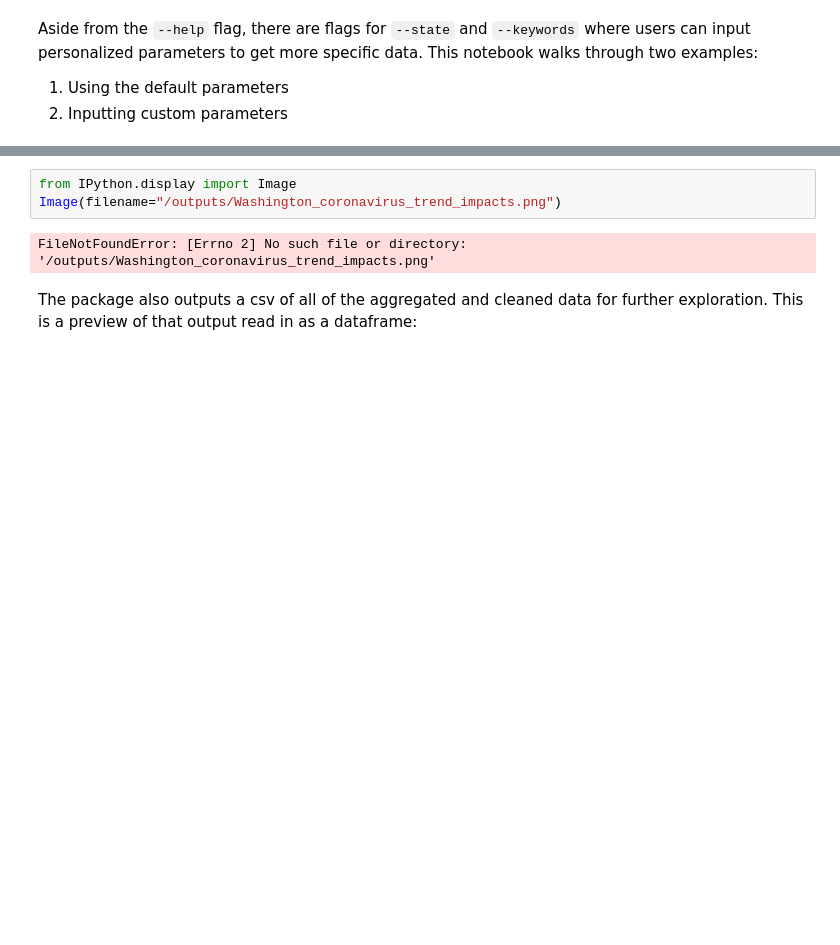
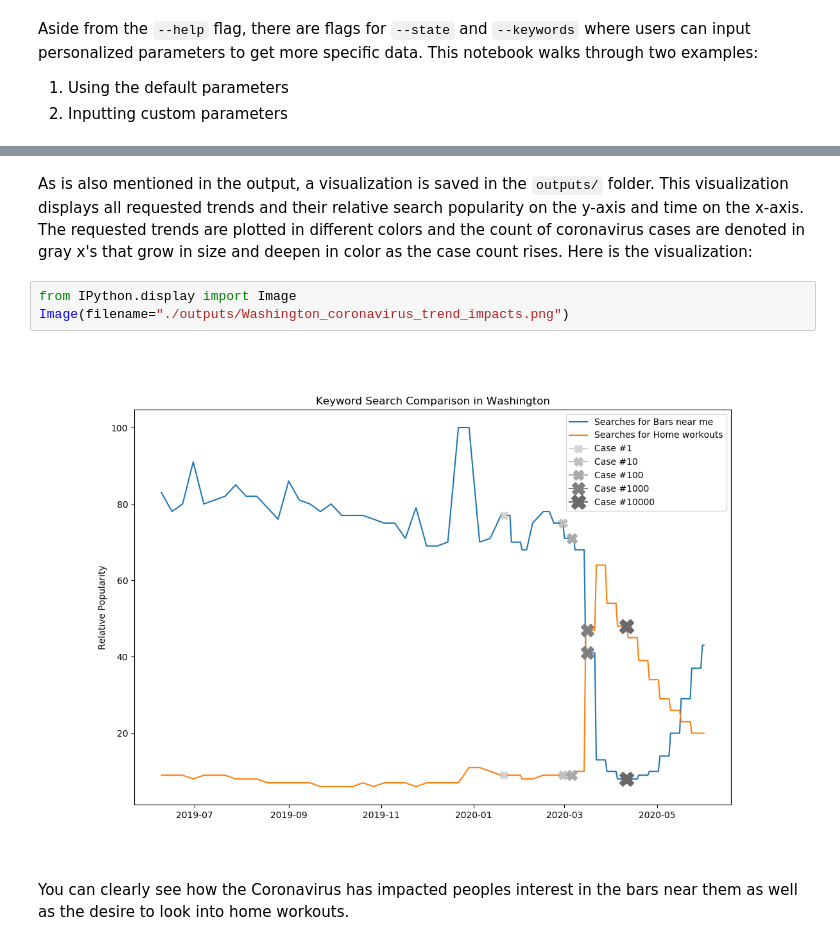
Before and after one commit to TaraWilson17/CoronavirusLifestyleImpacts, a Jupyter notebook: examples/example_of_coronavirus_lifestyle_impacts_package.ipynb, the cells around one changed output, grey strips where cells are left out. Cells and saved outputs as stored; diff of their text form; blank space fills up the shorter version.

```diff
--- a/examples/example_of_coronavirus_lifestyle_impacts_package.ipynb
+++ b/examples/example_of_coronavirus_lifestyle_impacts_package.ipynb
@@ -57,7 +84,9 @@ The package outputs a visualization for the given keywords:
+# %% [markdown]
+As is also mentioned in the output, a visualization is saved in the `outputs/` folder. This visualization displays all requested trends and their relative search popularity on the y-axis and time on the x-axis. The requested trends are plotted in different colors and the count of coronavirus cases are denoted in gray x's that grow in size and deepen in color as the case count rises. Here is the visualization:
 # %%
 from IPython.display import Image
-Image(filename="/outputs/Washington_coronavirus_trend_impacts.png")
+Image(filename="./outputs/Washington_coronavirus_trend_impacts.png")
 # %% [output]
-FileNotFoundError: [Errno 2] No such file or directory: '/outputs/Washington_coronavirus_trend_impacts.png'
+[figure, added]
-# %% [markdown]
-The package also outputs a csv of all of the aggregated and cleaned data for further exploration. This is a preview of that output read in as a dataframe:
+# %% [markdown]
+You can clearly see how the Coronavirus has impacted peoples interest in the bars near them as well as the desire to look into home workouts.
```
Also changed, not shown: parts of 17 cells of this notebook.
